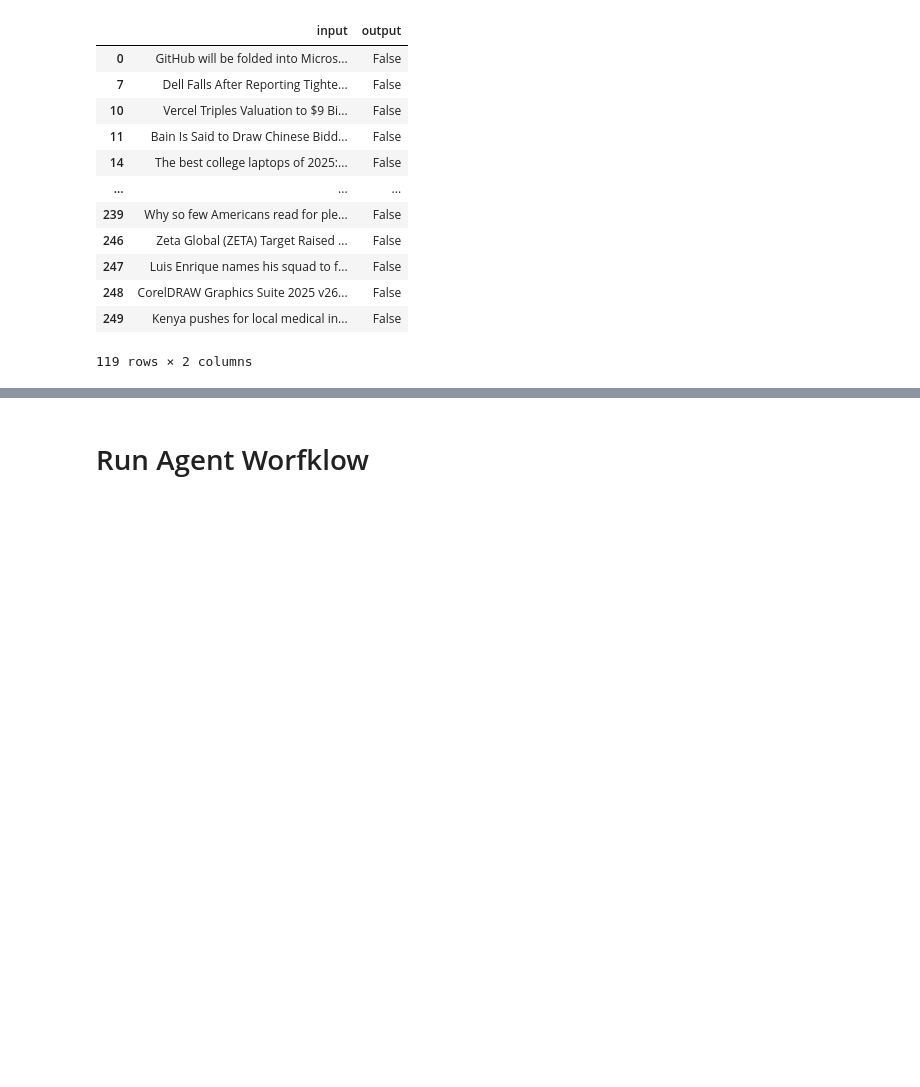
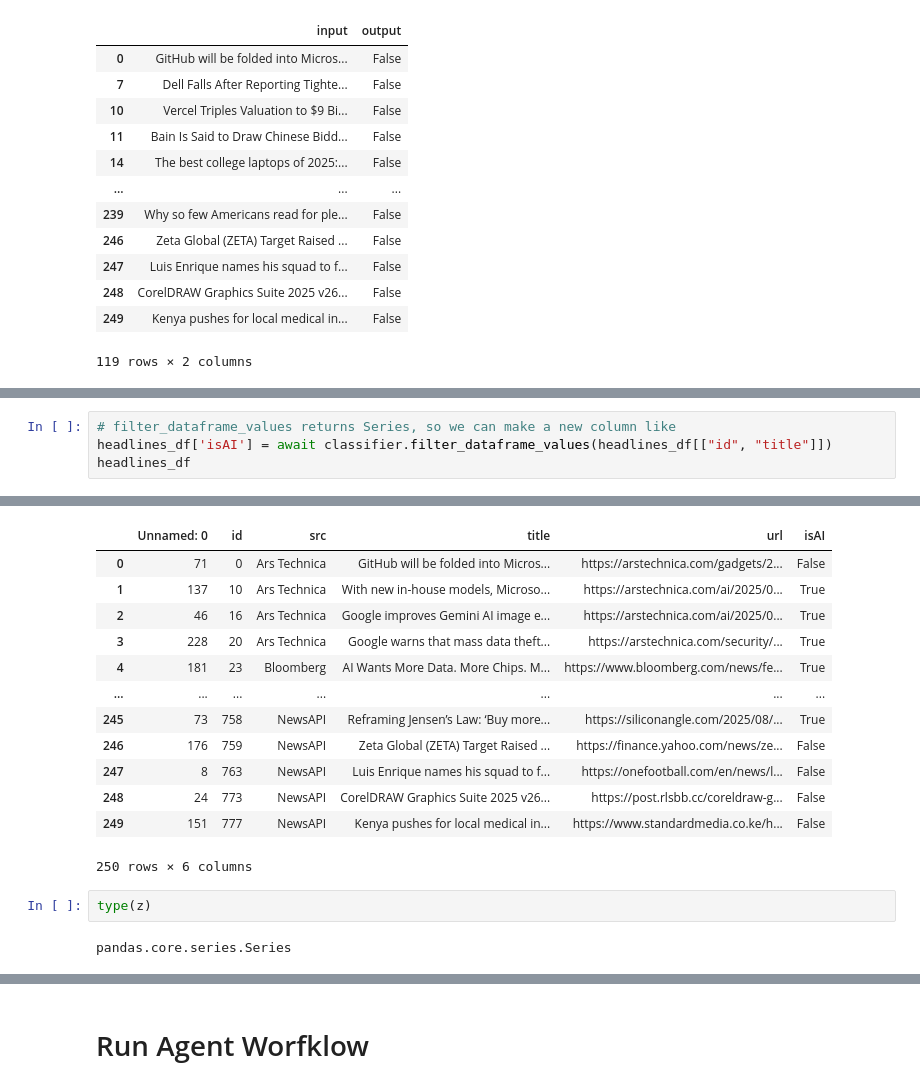
Before and after one commit to druce/OpenAIAgentsSDK, a Jupyter notebook: test_agent.ipynb, the cells around one changed output, grey strips where cells are left out. Saved outputs shown, nothing was run; the diff lists cells and outputs as text; blank space fills up the shorter version.

Commit message:
add filter_dataframe_values for Series output and column assignment

```diff
--- a/test_agent.ipynb
+++ b/test_agent.ipynb
@@ -1266 +757,6 @@ z
 ClassificationResultIdList(results_list=[ClassificationResultId(id=0, input_str='GitHub will be folded into Microsoft proper as CEO steps down', output=False), ClassificationResultId(id=10, input_str= ...
+# %%
+# filter_dataframe_values returns Series, so we can make a new column like
+headlines_df['isAI'] = await classifier.filter_dataframe_values(headlines_df[["id", "title"]])
+headlines_df
+# %% [output]
@@ -1267,3 +780,20 @@ ClassificationResultIdList(results_list=[ClassificationResultId(id=0, input_str=
+|  | Unnamed: 0 | id | src | title | url | isAI |
+| 0 | 71 | 0 | Ars Technica | GitHub will be folded into Micros... | https://arstechnica.com/gadgets/2... | False |
+| 1 | 137 | 10 | Ars Technica | With new in-house models, Microso... | https://arstechnica.com/ai/2025/0... | True |
+| 2 | 46 | 16 | Ars Technica | Google improves Gemini AI image e... | https://arstechnica.com/ai/2025/0... | True |
+| 3 | 228 | 20 | Ars Technica | Google warns that mass data theft... | https://arstechnica.com/security/... | True |
+| 4 | 181 | 23 | Bloomberg | AI Wants More Data. More Chips. M... | https://www.bloomberg.com/news/fe... | True |
+| ... | ... | ... | ... | ... | ... | ... |
+| 245 | 73 | 758 | NewsAPI | Reframing Jensen’s Law: ‘Buy more... | https://siliconangle.com/2025/08/... | True |
+| 246 | 176 | 759 | NewsAPI | Zeta Global (ZETA) Target Raised ... | https://finance.yahoo.com/news/ze... | False |
+| 247 | 8 | 763 | NewsAPI | Luis Enrique names his squad to f... | https://onefootball.com/en/news/l... | False |
+| 248 | 24 | 773 | NewsAPI | CorelDRAW Graphics Suite 2025 v26... | https://post.rlsbb.cc/coreldraw-g... | False |
+| 249 | 151 | 777 | NewsAPI | Kenya pushes for local medical in... | https://www.standardmedia.co.ke/h... | False |
+250 rows × 6 columns
+# %%
+type(z)
+# %% [output]
+pandas.core.series.Series
 # %%
 correct_df = pd.read_csv("headline_classifier_ground_truth.csv")
 correct_df
```
Also changed, not shown: parts of 25 cells of this notebook, 2 other files.
